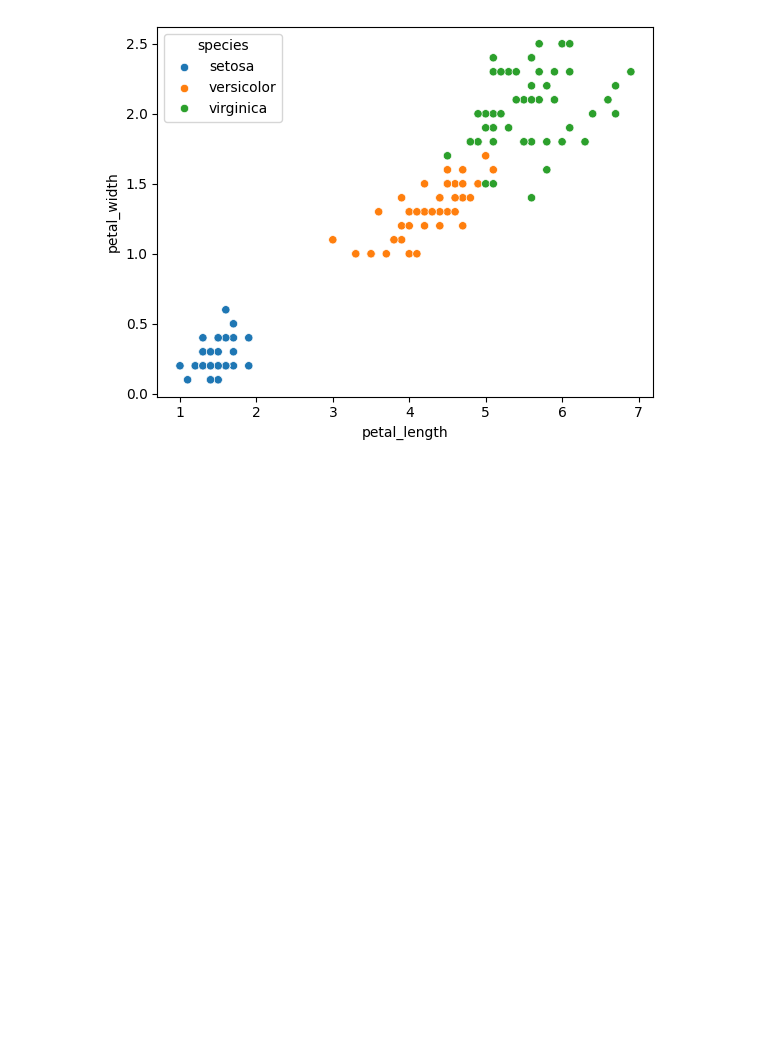
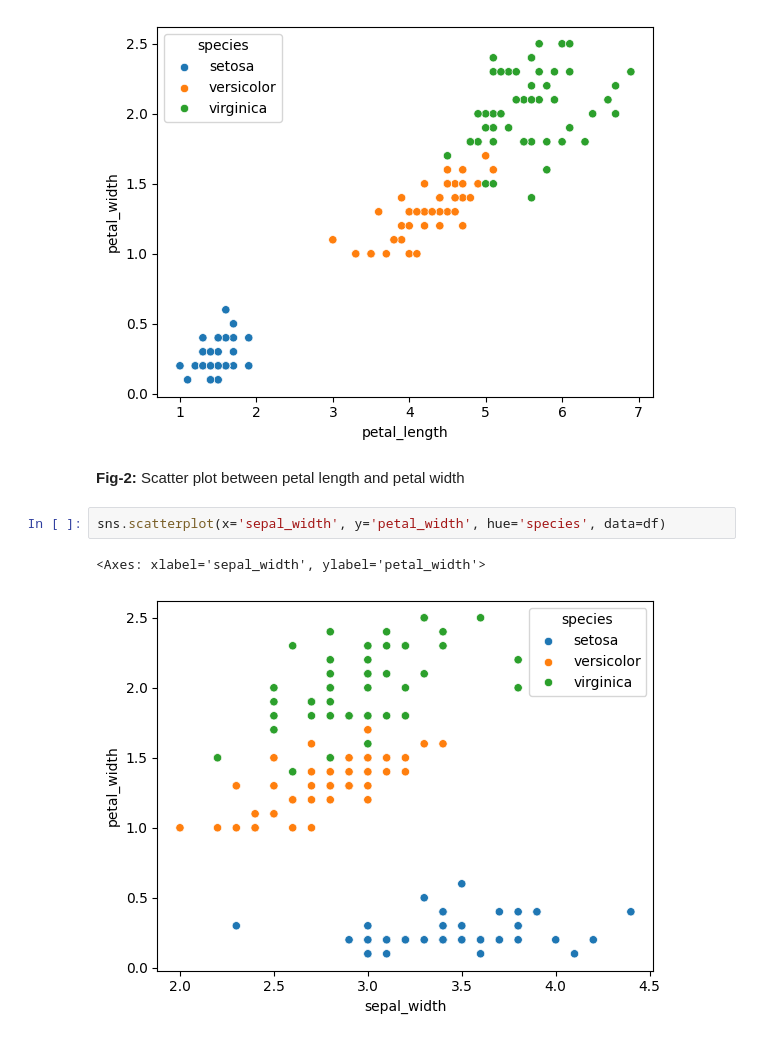
Before and after one commit to TabarakAllahKhan/ai-ml-internship, a Jupyter notebook: Task_1_Exploration/main.ipynb, the cells around one changed output. Cells and saved outputs as stored; diff of their text form; blank space fills up the shorter version.

```diff
--- a/Task_1_Exploration/main.ipynb
+++ b/Task_1_Exploration/main.ipynb
@@ -91,3 +91,10 @@ sns.scatterplot(x='petal_length', y='petal_width', hue='species', data=df)
 # %% [output]
 <Axes: xlabel='petal_length', ylabel='petal_width'>
 [figure]
+# %% [markdown]
+**Fig-2:** Scatter plot between petal length and petal width
+# %%
+sns.scatterplot(x='sepal_width', y='petal_width', hue='species', data=df)
+# %% [output]
+<Axes: xlabel='sepal_width', ylabel='petal_width'>
+[figure, added]
```
Also changed, not shown: parts of 11 cells of this notebook.
